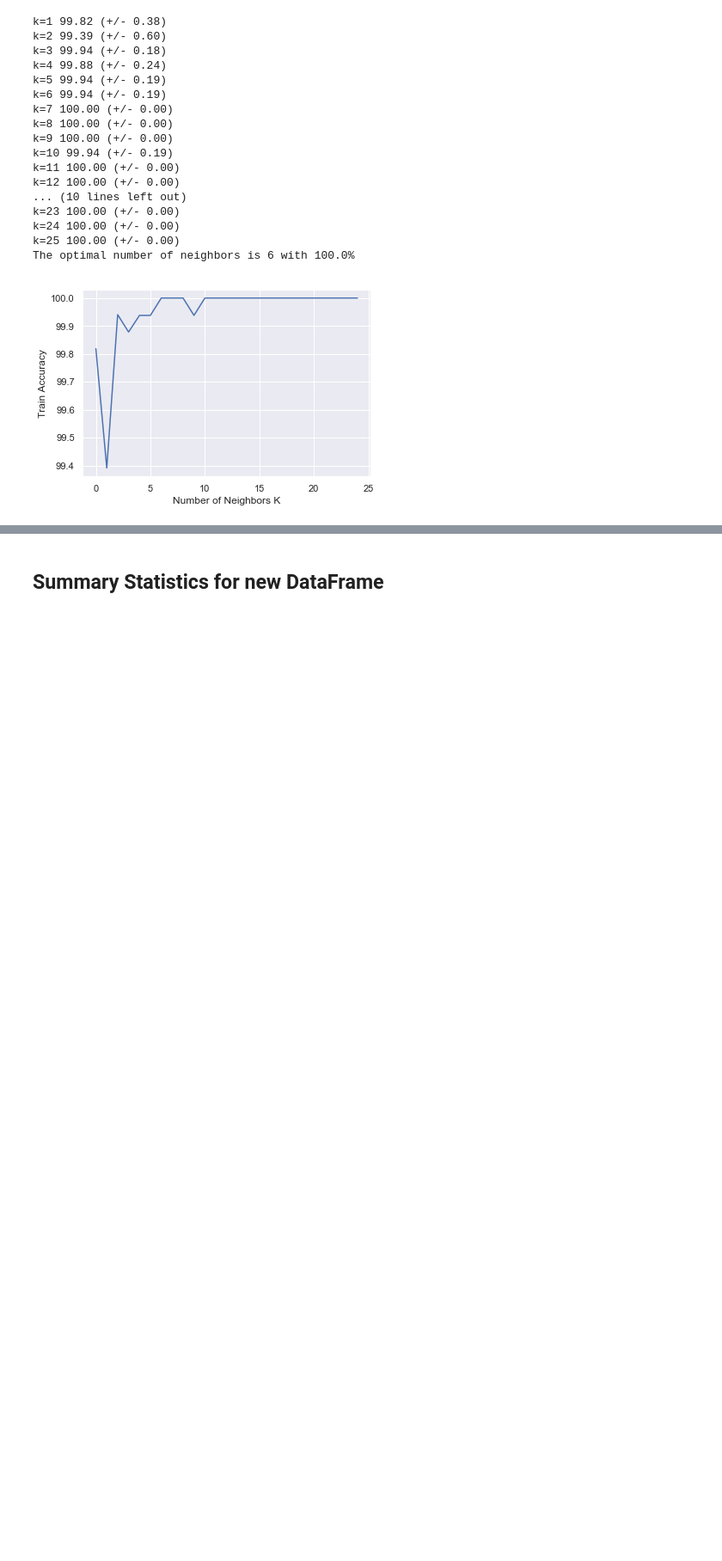
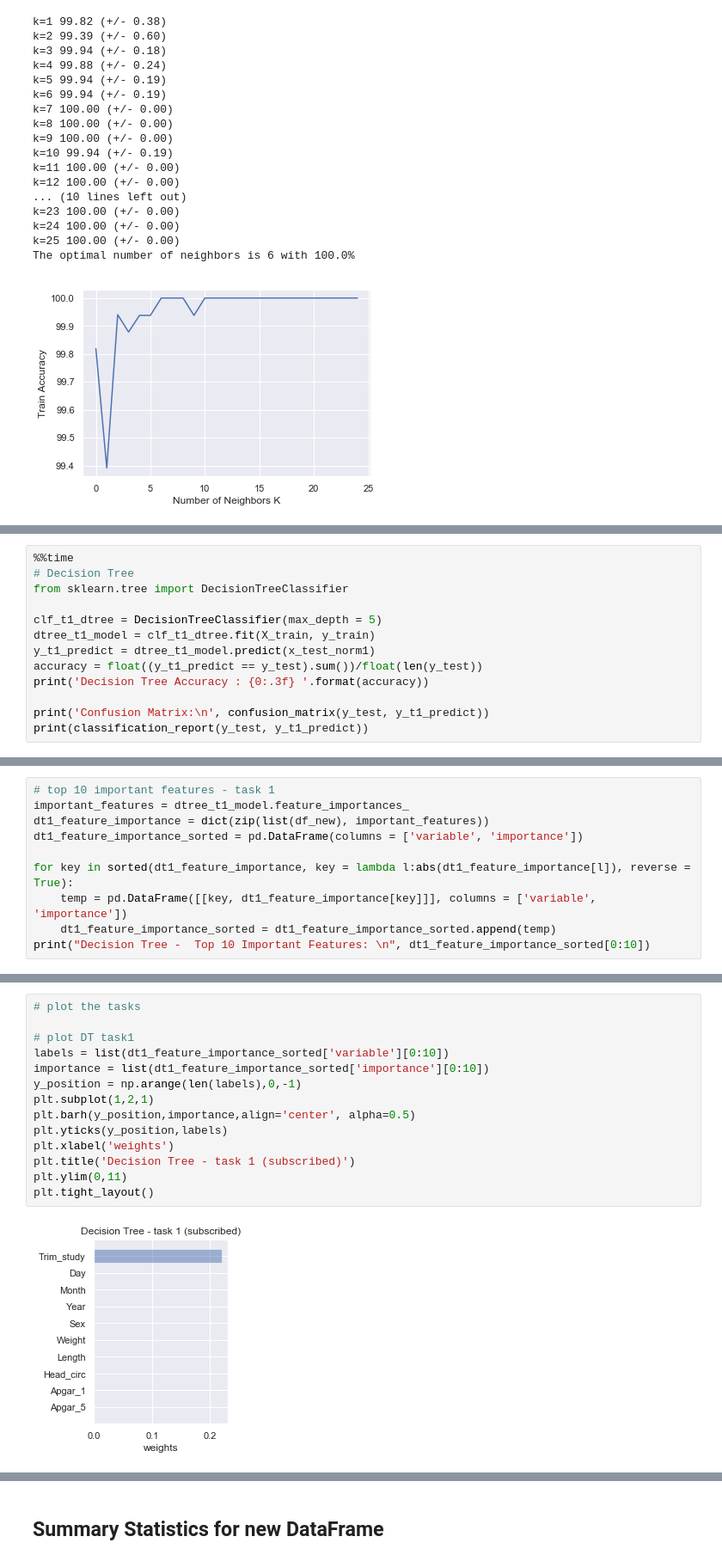
Before and after one commit to hebernielsen/DM-7331-Project-2, a Jupyter notebook: MSDS7330_Project2_CRISP-DM-LMAGANTI.ipynb, the cells around one changed output, grey strips where cells are left out. Shown at 86% size. Saved outputs shown, nothing was run; the diff lists cells and outputs as text; blank space fills up the shorter version.

```diff
--- a/MSDS7330_Project2_CRISP-DM-LMAGANTI.ipynb
+++ b/MSDS7330_Project2_CRISP-DM-LMAGANTI.ipynb
@@ -403,0 +509,13 @@ Top 10 Important Features:
+# %%
+%%time
+# Decision Tree
+from sklearn.tree import DecisionTreeClassifier
+
+clf_t1_dtree = DecisionTreeClassifier(max_depth = 5)
+dtree_t1_model = clf_t1_dtree.fit(X_train, y_train)
+y_t1_predict = dtree_t1_model.predict(x_test_norm1)
+accuracy = float((y_t1_predict == y_test).sum())/float(len(y_test))
+print('Decision Tree Accuracy : {0:.3f} '.format(accuracy))
+
+print('Confusion Matrix:\n', confusion_matrix(y_test, y_t1_predict))
+print(classification_report(y_test, y_t1_predict))
@@ -403,0 +537,10 @@ Top 10 Important Features:
+# %%
+# top 10 important features - task 1
+important_features = dtree_t1_model.feature_importances_
+dt1_feature_importance = dict(zip(list(df_new), important_features))
+dt1_feature_importance_sorted = pd.DataFrame(columns = ['variable', 'importance'])
+
+for key in sorted(dt1_feature_importance, key = lambda l:abs(dt1_feature_importance[l]), reverse = True):
+    temp = pd.DataFrame([[key, dt1_feature_importance[key]]], columns = ['variable', 'importance'])
+    dt1_feature_importance_sorted = dt1_feature_importance_sorted.append(temp)
+print("Decision Tree -  Top 10 Important Features: \n", dt1_feature_importance_sorted[0:10])
@@ -404 +560,17 @@ Top 10 Important Features:
+# %%
+# plot the tasks
+
+# plot DT task1
+labels = list(dt1_feature_importance_sorted['variable'][0:10])
+importance = list(dt1_feature_importance_sorted['importance'][0:10])
+y_position = np.arange(len(labels),0,-1)
+plt.subplot(1,2,1)
+plt.barh(y_position,importance,align='center', alpha=0.5)
+plt.yticks(y_position,labels)
+plt.xlabel('weights')
+plt.title('Decision Tree - task 1 (subscribed)')
+plt.ylim(0,11)
+plt.tight_layout()
+# %% [output]
+[figure, added]
 # %%
```
Also changed, not shown: parts of 31 cells of this notebook.
